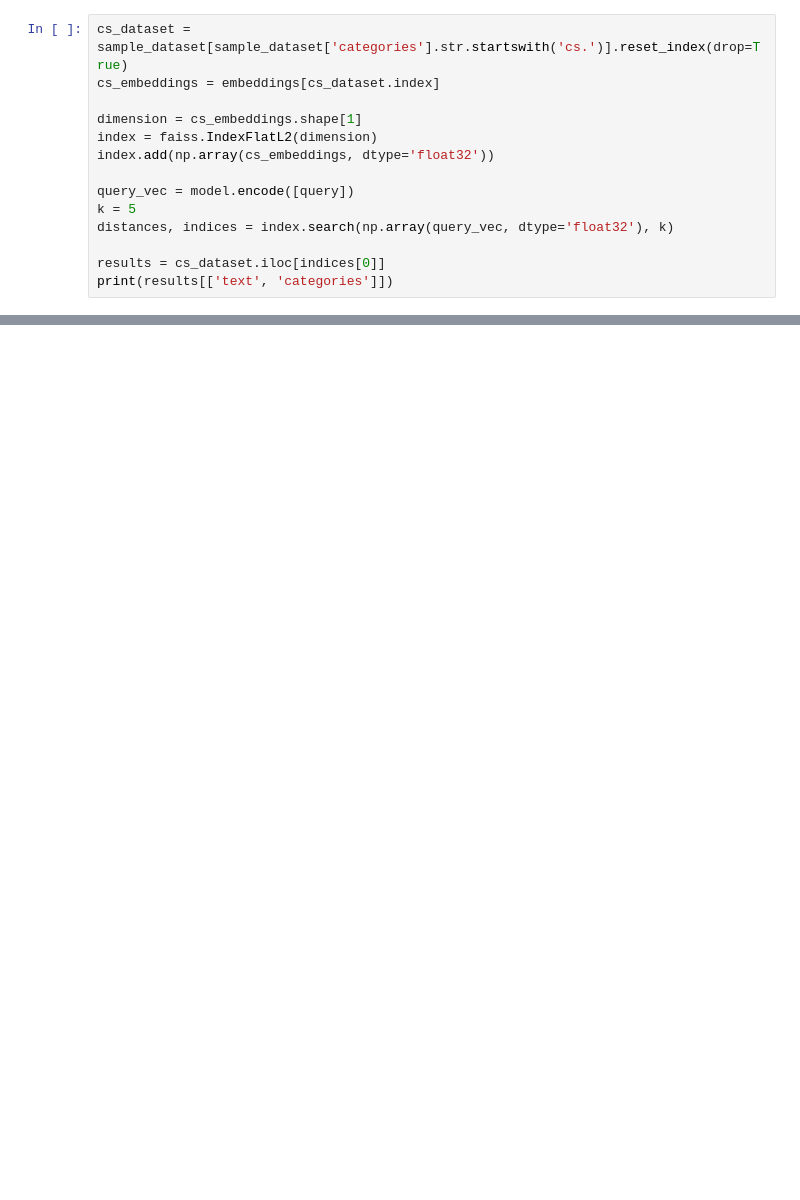
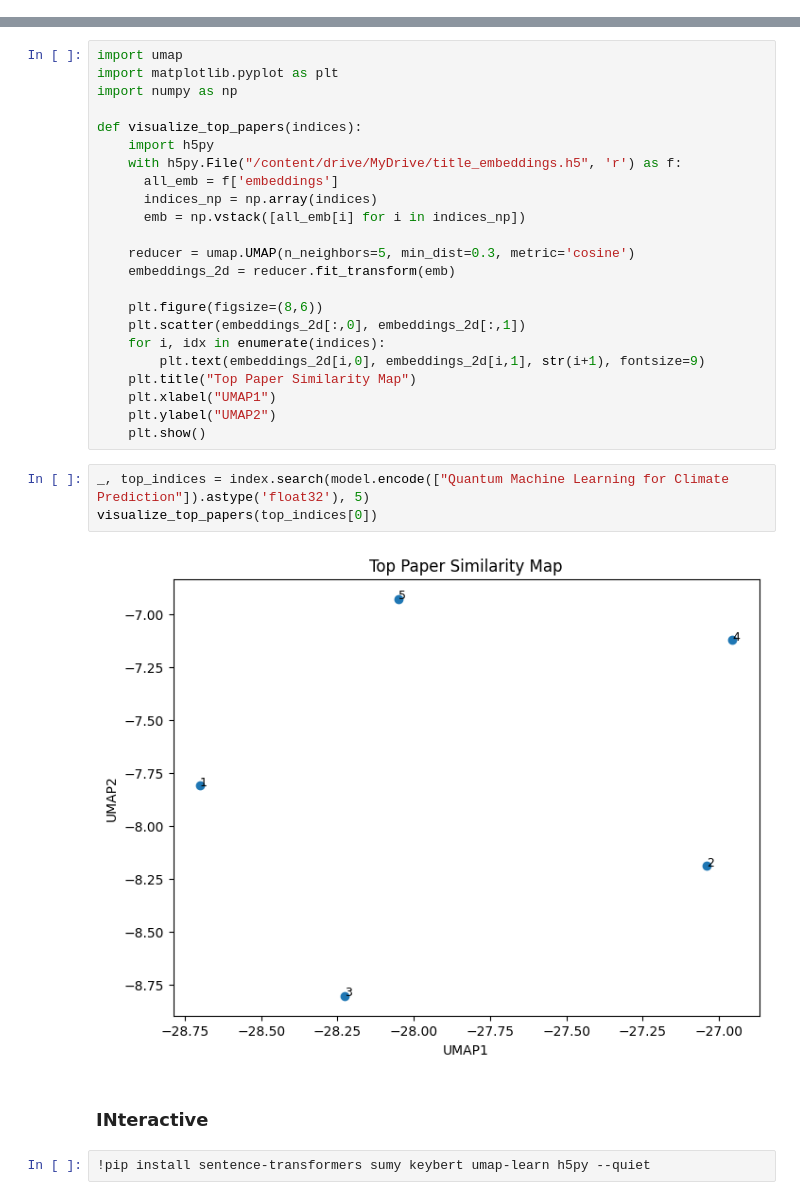
Before and after one commit to Lanzero225/arXiv-Project, a Jupyter notebook: ReZearch.ipynb, the cells around one changed output, grey strips where cells are left out. Cells and saved outputs as stored; diff of their text form; blank space fills up the shorter version.

```diff
--- a/ReZearch.ipynb
+++ b/ReZearch.ipynb
@@ -113,14 +2,0 @@ results[['text', 'categories']]
-# %%
-cs_dataset = sample_dataset[sample_dataset['categories'].str.startswith('cs.')].reset_index(drop=True)
-cs_embeddings = embeddings[cs_dataset.index]
-
-dimension = cs_embeddings.shape[1]
-index = faiss.IndexFlatL2(dimension)
-index.add(np.array(cs_embeddings, dtype='float32'))
-
-query_vec = model.encode([query])
-k = 5
-distances, indices = index.search(np.array(query_vec, dtype='float32'), k)
-
-results = cs_dataset.iloc[indices[0]]
-print(results[['text', 'categories']])
@@ -133,0 +294,32 @@ print(results[['text', 'categories']])
+# %%
+import umap
+import matplotlib.pyplot as plt
+import numpy as np
+
+def visualize_top_papers(indices):
+    import h5py
+    with h5py.File("/content/drive/MyDrive/title_embeddings.h5", 'r') as f:
+      all_emb = f['embeddings']
+      indices_np = np.array(indices)
+      emb = np.vstack([all_emb[i] for i in indices_np])
+
+    reducer = umap.UMAP(n_neighbors=5, min_dist=0.3, metric='cosine')
+    embeddings_2d = reducer.fit_transform(emb)
+
+    plt.figure(figsize=(8,6))
+    plt.scatter(embeddings_2d[:,0], embeddings_2d[:,1])
+    for i, idx in enumerate(indices):
+        plt.text(embeddings_2d[i,0], embeddings_2d[i,1], str(i+1), fontsize=9)
+    plt.title("Top Paper Similarity Map")
+    plt.xlabel("UMAP1")
+    plt.ylabel("UMAP2")
+    plt.show()
+# %%
+_, top_indices = index.search(model.encode(["Quantum Machine Learning for Climate Prediction"]).astype('float32'), 5)
+visualize_top_papers(top_indices[0])
+# %% [output]
+[figure, added]
+# %% [markdown]
+### INteractive
+# %%
+!pip install sentence-transformers sumy keybert umap-learn h5py --quiet
```
Also changed, not shown: parts of 28 cells of this notebook.
